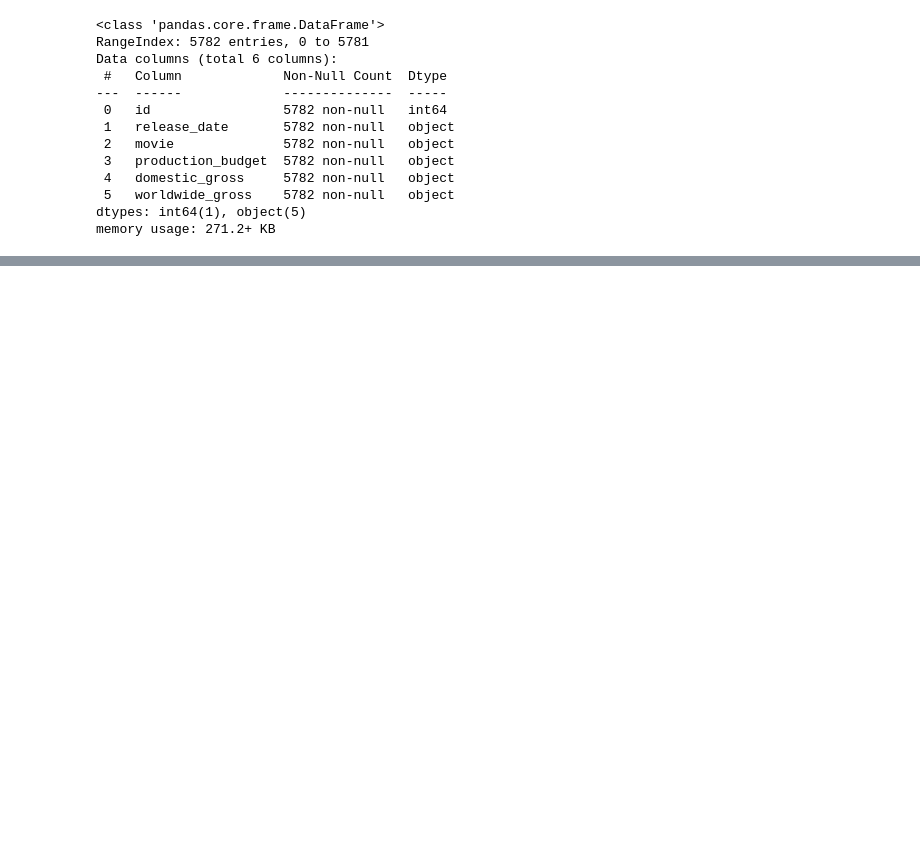
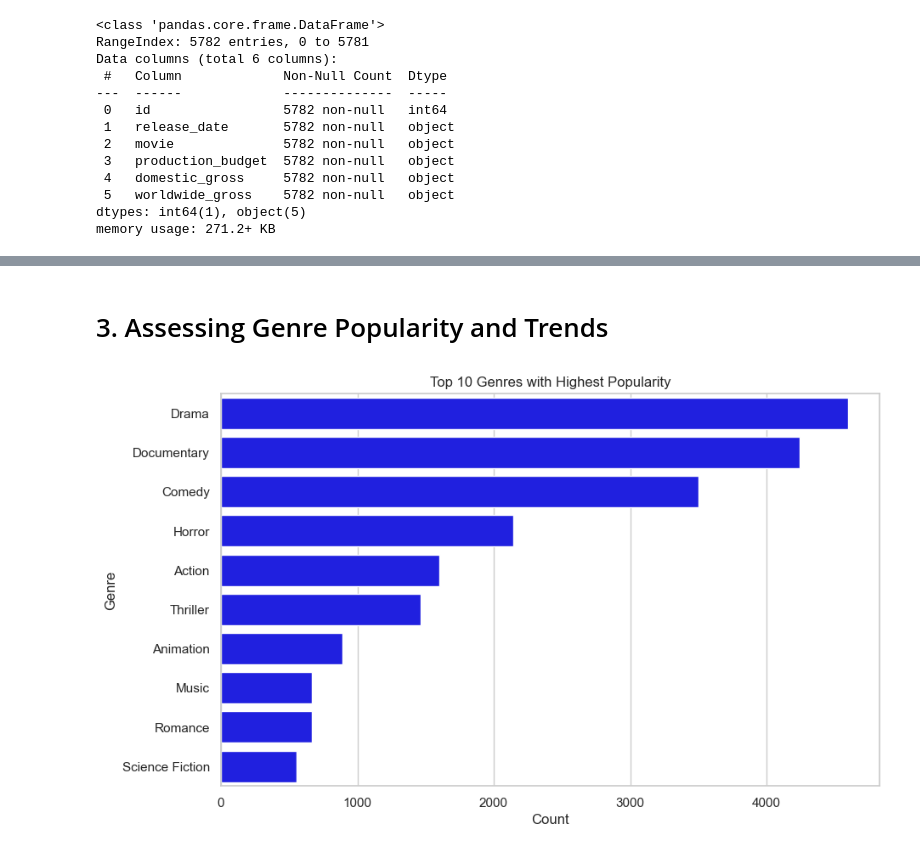
Before and after one commit to sogodongo/Phase-1-Project, a Jupyter notebook: Phase-1-Project.ipynb, the cells around one changed output, grey strips where cells are left out. Cells and saved outputs as stored; diff of their text form; code cells hidden in the pictures; blank space fills up the shorter version.

```diff
--- a/Phase-1-Project.ipynb
+++ b/Phase-1-Project.ipynb
@@ -165,19 +247,18 @@ movies_data.shape
 subset_columns = ["id"]
 movies_data.drop_duplicates(subset=subset_columns, inplace=True)
 # %%
-# Define your TMDb API key
+# API key
 api_key = "cffa5c12fc10e5e1381fc438f7061c68"
 
-# Fetch the genre data from TMDb API
+# Fetching the genre data from theMovieDB API
 genre_url = f"https://api.themoviedb.org/3/genre/movie/list?api_key={api_key}"
 response = requests.get(genre_url)
 genre_data = response.json()
 
-# Create a dictionary to map genre IDs to genre names
+# Creating a dictionary to map genre IDs to genre names
 genre_dict = {genre['id']: genre['name'] for genre in genre_data['genres']}
 
-# Read the movies data from CSV
-movies_data = pd.read_csv("tmdb.movies.csv")
+
 
 # Function to map genre IDs to genre names
 def map_genre_ids_to_names(genre_ids):
@@ -185,8 +266,8 @@ def map_genre_ids_to_names(genre_ids):
     genre_names = [genre_dict.get(genre_id) for genre_id in genre_ids if genre_id in genre_dict]
     return genre_names
 
-# Map the 'genre_ids' column to genre names
+# Mapping the 'genre_ids' column to genre names
 movies_data['genre_names'] = movies_data['genre_ids'].apply(map_genre_ids_to_names)
 
-# Display the updated DataFrame
+#Updated DataFrame
 movies_data.head()
@@ -192,0 +281,3 @@ movies_data.head()
+# %%
+movies_data.drop(['genre_ids','Unnamed: 0', 'original_language', 'id', 'original_title', 'vote_average', 'vote_count'], axis=1, inplace=True)
+movies_data.head()
@@ -416,0 +595,26 @@ plt.show()
+# %% [markdown]
+# 3. Assessing Genre Popularity and Trends
+# %%
+# Sorting the movies data by popularity in descending order
+movies_data_sorted = movies_data.sort_values(by='popularity', ascending=False)
+
+# Flattening the lists of genre names into a single string
+movies_data_sorted['genre_names'] = movies_data_sorted['genre_names'].apply(lambda x: x[0] if len(x) > 0 else "Unknown")
+
+# Counting the occurrences of each genre
+genre_counts = movies_data_sorted['genre_names'].value_counts()
+
+# Removing the 'Unknown' genre from the counts
+genre_counts = genre_counts[genre_counts.index != 'Unknown']
+
+# Selecting the top 10 genres with the highest counts
+top_10_genres = genre_counts.head(10)
+
+plt.figure(figsize=(10, 6))
+sns.barplot(x=top_10_genres.values, y=top_10_genres.index, color='blue')
+plt.title('Top 10 Genres with Highest Popularity')
+plt.xlabel('Count')
+plt.ylabel('Genre')
+plt.show()
+# %% [output]
+[figure, added]
```
Also changed, not shown: parts of 85 cells of this notebook, 11 other files.
